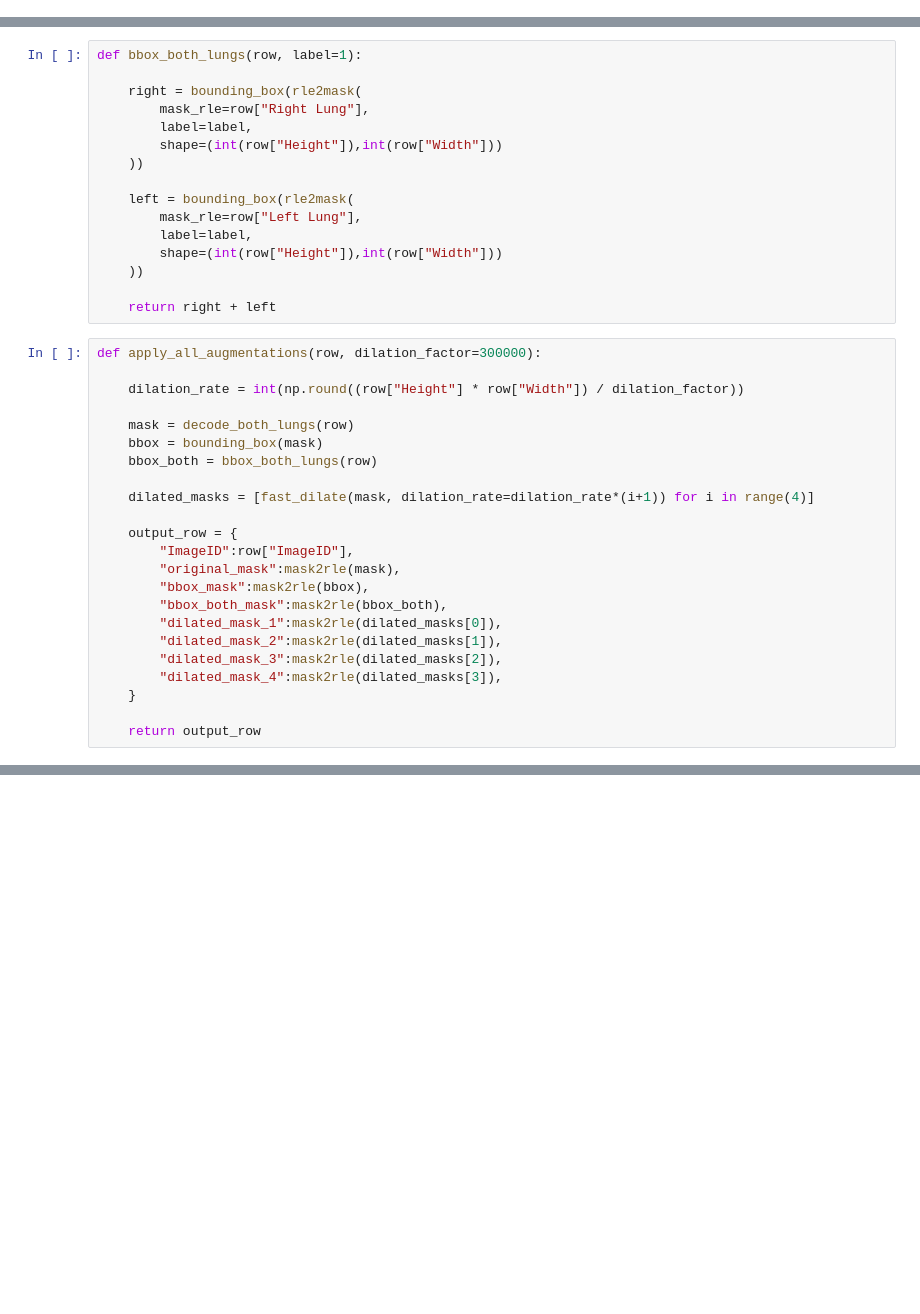
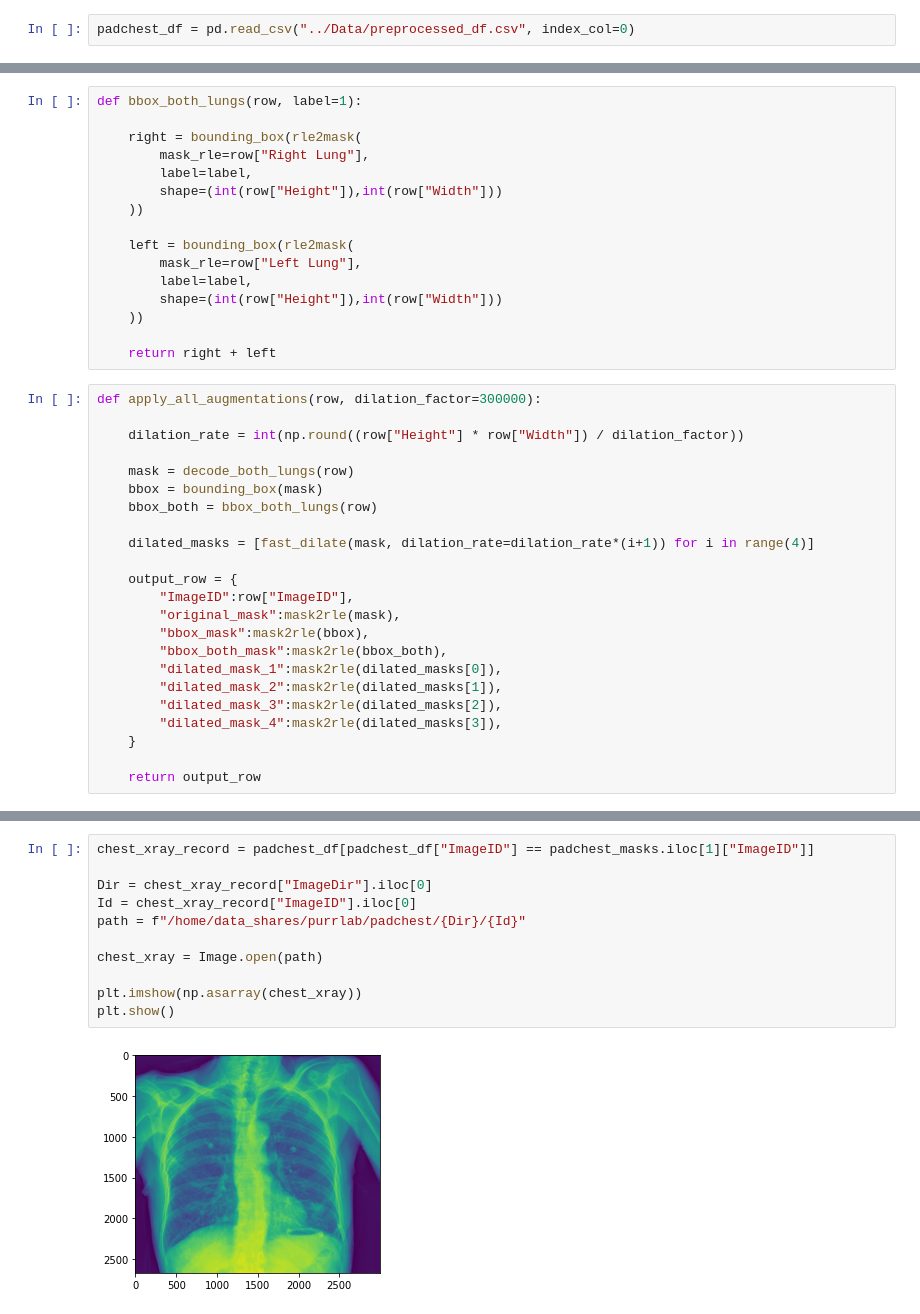
Before and after one commit to CasperAntonPoulsen/LabelReliability_and_PathologyDetection_in_ChestXrays, a Jupyter notebook: Segmentation_preprocessing/Segmentation_mask.ipynb, the cells around one changed output, grey strips where cells are left out. Saved outputs shown, nothing was run; the diff lists cells and outputs as text; blank space fills up the shorter version.

```diff
--- a/Segmentation_preprocessing/Segmentation_mask.ipynb
+++ b/Segmentation_preprocessing/Segmentation_mask.ipynb
@@ -18,3 +21,5 @@ padchest_masks.head()
 | 2 | 282304671682231211691601927052092... | 0.829237 | 0.871887 | [[1182 584]\n [1091 587]\n [ 995 ... | 1614688 7 1617500 21 1620313 33 1... | 1645128 17 1647913 51 1650698 85 ... | 3680581 68 3683390 80 3686199 92 ... | 2624.0 | 2815.0 |
 | 3 | 216840111366964012558082906712010... | 0.812057 | 0.836466 | [[1576 460]\n [1425 473]\n [1275 ... | 2005535 154 2009813 160 2014090 1... | 1970372 8 1974640 24 1978908 40 1... | 7158195 101 7162471 111 7166747 1... | 3520.0 | 4280.0 |
 | 4 | 216840111366964012487858717522009... | 0.802433 | 0.912305 | [[ 649 172]\n [ 589 178]\n [ 523 ... | 271627 5 273282 16 274937 26 2765... | 286166 6 287816 19 289466 33 2911... | 1217632 47 1219272 74 1220920 94 ... | 1884.0 | 1660.0 |
+# %%
+padchest_df = pd.read_csv("../Data/preprocessed_df.csv", index_col=0)
@@ -137 +369,14 @@ def apply_all_augmentations(row, dilation_factor=300000):
+# %%
+chest_xray_record = padchest_df[padchest_df["ImageID"] == padchest_masks.iloc[1]["ImageID"]]
+
+Dir = chest_xray_record["ImageDir"].iloc[0]
+Id = chest_xray_record["ImageID"].iloc[0]
+path = f"/home/data_shares/purrlab/padchest/{Dir}/{Id}"
+
+chest_xray = Image.open(path)
+
+plt.imshow(np.asarray(chest_xray))
+plt.show()
+# %% [output]
+[figure, added]
 # %%
```
Also changed, not shown: parts of 26 cells of this notebook, 33 other files.
